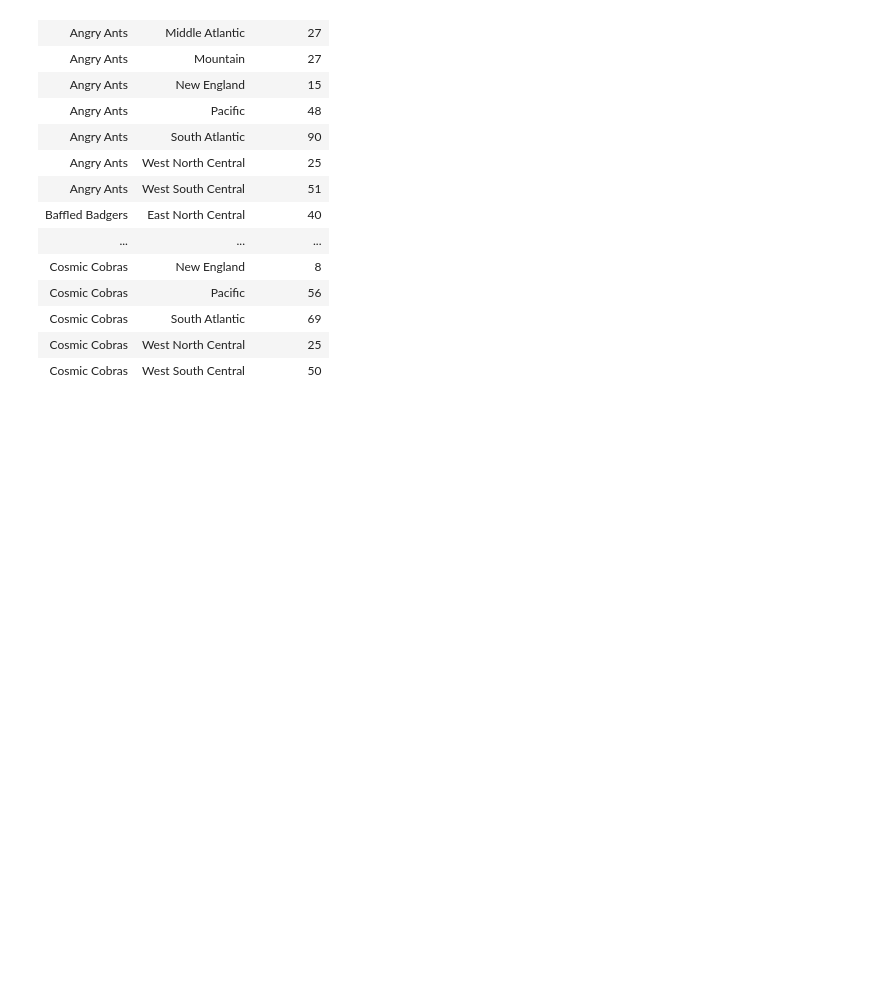
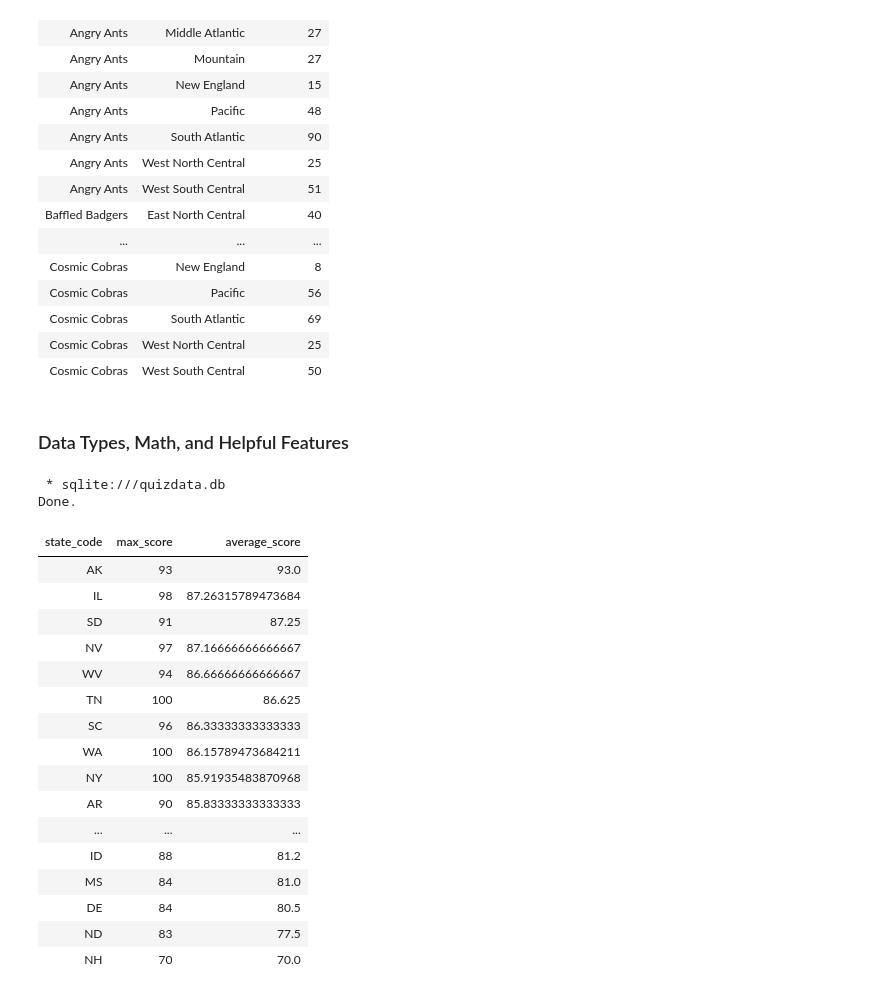
Before and after one commit to Inventrohyder/learningsql-2875059, a Jupyter notebook: SQLite/queries.ipynb, the cells around one changed output. Drawn from its saved outputs; the diff is of its cells as text; code cells hidden in the pictures; blank space fills up the shorter version.

Commit message:
✅ challenge: quiz metrics

```diff
--- a/SQLite/queries.ipynb
+++ b/SQLite/queries.ipynb
@@ -232,3 +232,37 @@ Done.
 | Cosmic Cobras | South Atlantic | 69 |
 | Cosmic Cobras | West North Central | 25 |
 | Cosmic Cobras | West South Central | 50 |
+# %% [markdown]
+### Data Types, Math, and Helpful Features
+# %%
+%%sql
+
+/*
+ * Show maximum score and average score in each state
+ * Sort by average score, with the largest at the top of the report
+*/
+
+SELECT state_code, MAX(quiz_points) max_score, AVG(quiz_points) average_score
+FROM people
+GROUP BY state_code
+ORDER BY average_score DESC;
+# %% [output]
+ * sqlite:///quizdata.db
+Done.
+| state_code | max_score | average_score |
+| AK | 93 | 93.0 |
+| IL | 98 | 87.26315789473684 |
+| SD | 91 | 87.25 |
+| NV | 97 | 87.16666666666667 |
+| WV | 94 | 86.66666666666667 |
+| TN | 100 | 86.625 |
+| SC | 96 | 86.33333333333333 |
+| WA | 100 | 86.15789473684211 |
+| NY | 100 | 85.91935483870968 |
+| AR | 90 | 85.83333333333333 |
+| ... | ... | ... |
+| ID | 88 | 81.2 |
+| MS | 84 | 81.0 |
+| DE | 84 | 80.5 |
+| ND | 83 | 77.5 |
+| NH | 70 | 70.0 |
```
Also changed, not shown: parts of 1 cell of this notebook.
